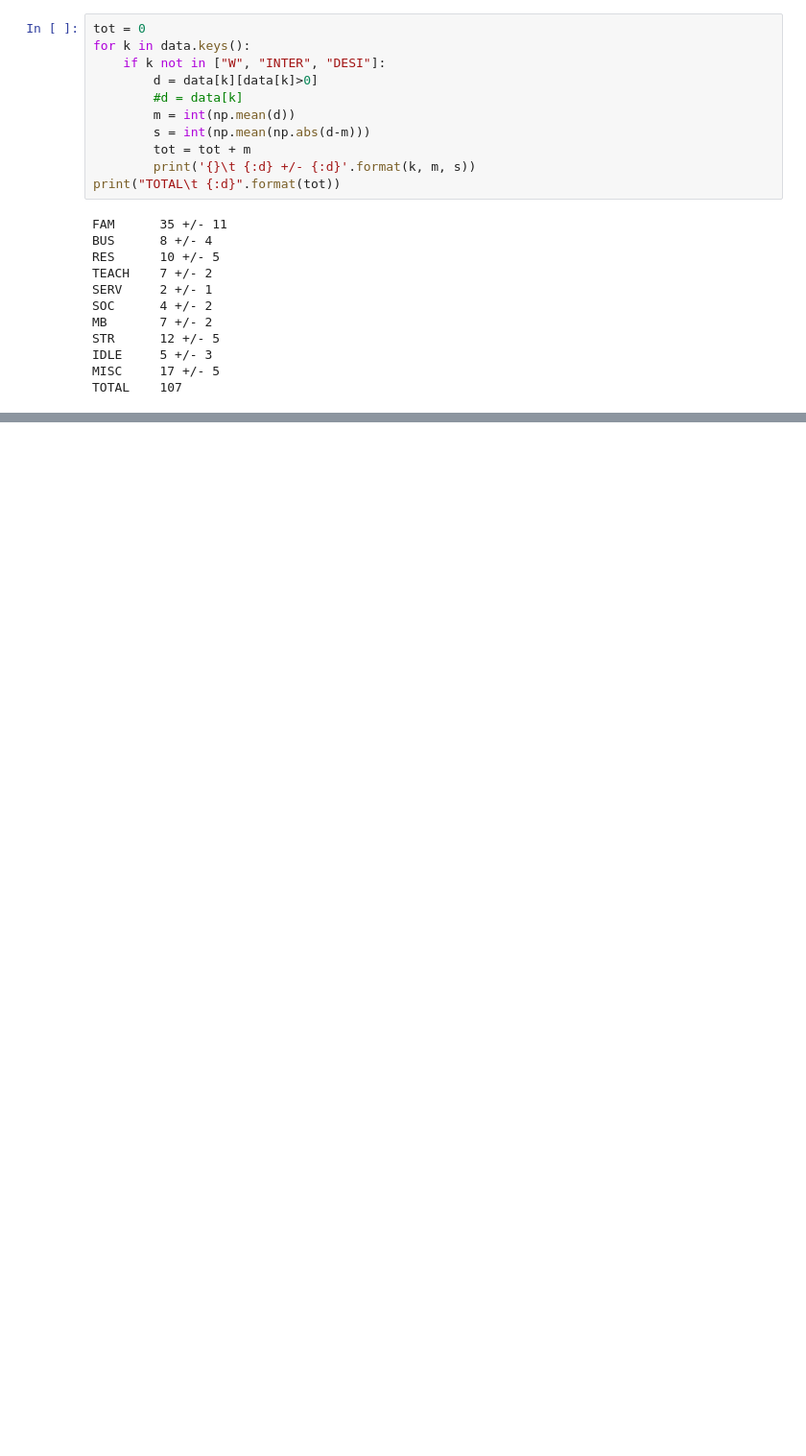
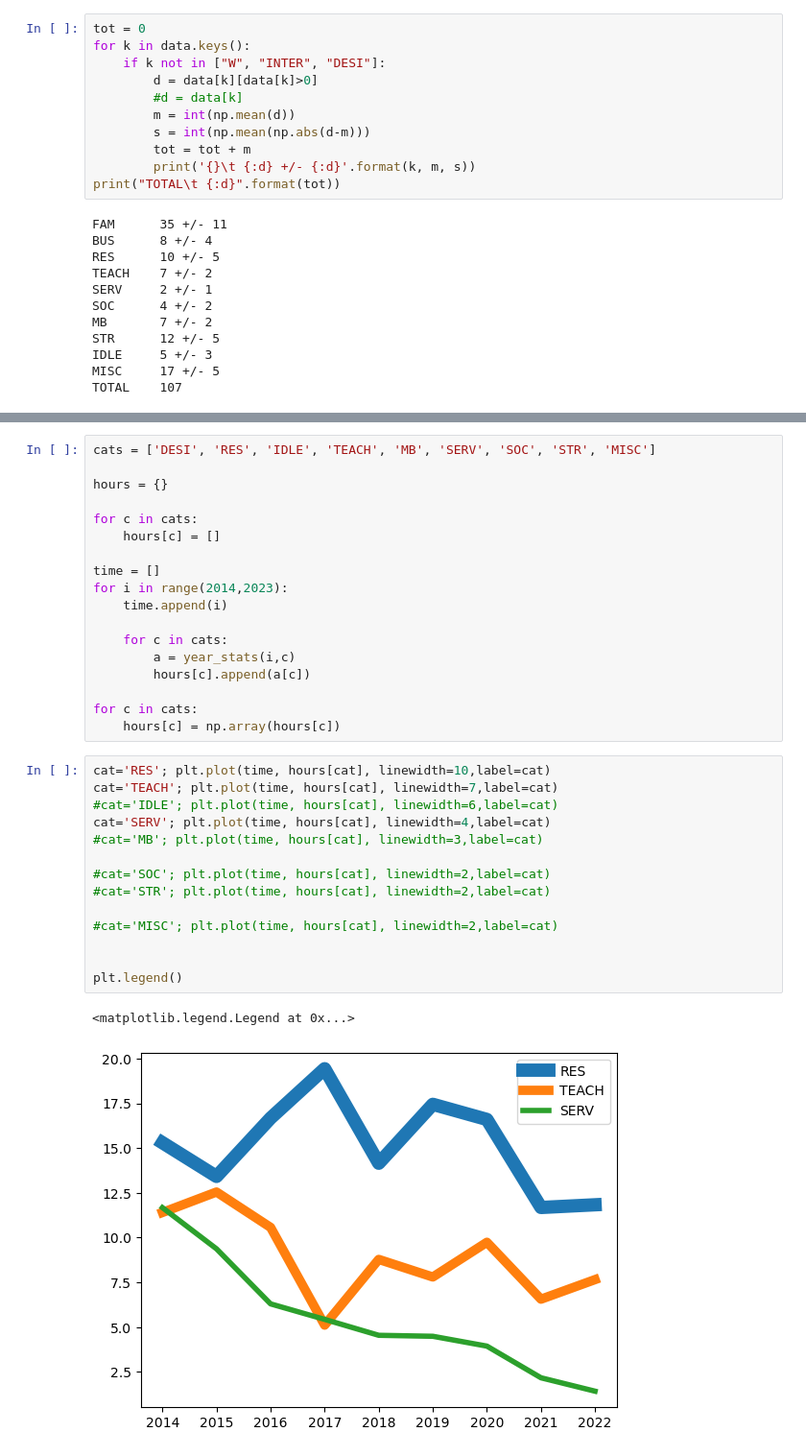
Before and after one commit to forero/tiempo, a Jupyter notebook: src/stats.ipynb, the cells around one changed output, grey strips where cells are left out. Shown: that part at 96% size. Saved outputs shown, nothing was run; the diff lists cells and outputs as text; blank space fills up the shorter version.

Commit message:
stats

```diff
--- a/src/stats.ipynb
+++ b/src/stats.ipynb
@@ -49,0 +68,35 @@ tot
+# %%
+cats = ['DESI', 'RES', 'IDLE', 'TEACH', 'MB', 'SERV', 'SOC', 'STR', 'MISC']
+
+hours = {}
+
+for c in cats:
+    hours[c] = []
+
+time = []
+for i in range(2014,2023):
+    time.append(i)
+
+    for c in cats:
+        a = year_stats(i,c)
+        hours[c].append(a[c])
+
+for c in cats:
+    hours[c] = np.array(hours[c])
+# %%
+cat='RES'; plt.plot(time, hours[cat], linewidth=10,label=cat)
+cat='TEACH'; plt.plot(time, hours[cat], linewidth=7,label=cat)
+#cat='IDLE'; plt.plot(time, hours[cat], linewidth=6,label=cat)
+cat='SERV'; plt.plot(time, hours[cat], linewidth=4,label=cat)
+#cat='MB'; plt.plot(time, hours[cat], linewidth=3,label=cat)
+
+#cat='SOC'; plt.plot(time, hours[cat], linewidth=2,label=cat)
+#cat='STR'; plt.plot(time, hours[cat], linewidth=2,label=cat)
+
+#cat='MISC'; plt.plot(time, hours[cat], linewidth=2,label=cat)
+
+
+plt.legend()
+# %% [output]
+<matplotlib.legend.Legend at 0x...>
+[figure, added]
```
Also changed, not shown: parts of 1 cell of this notebook, 1 other file.
